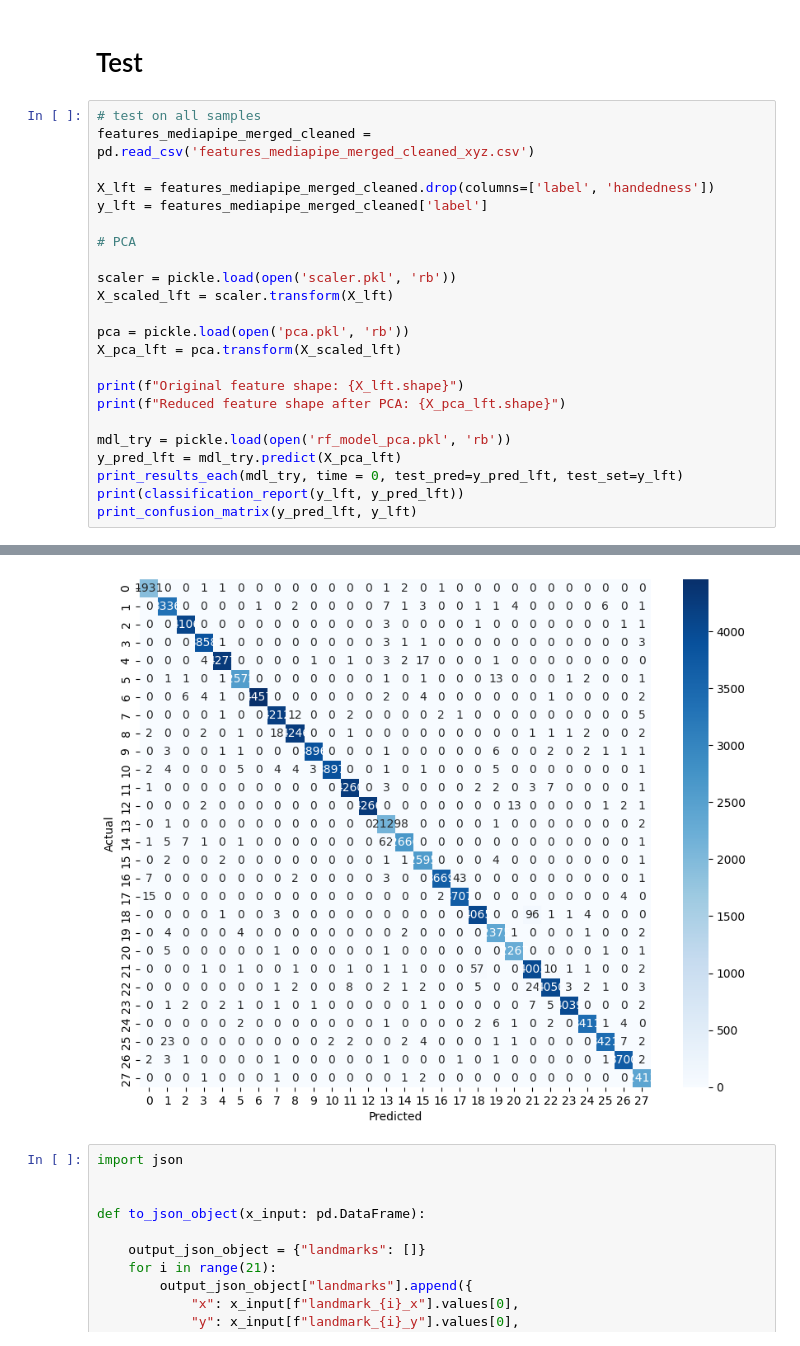
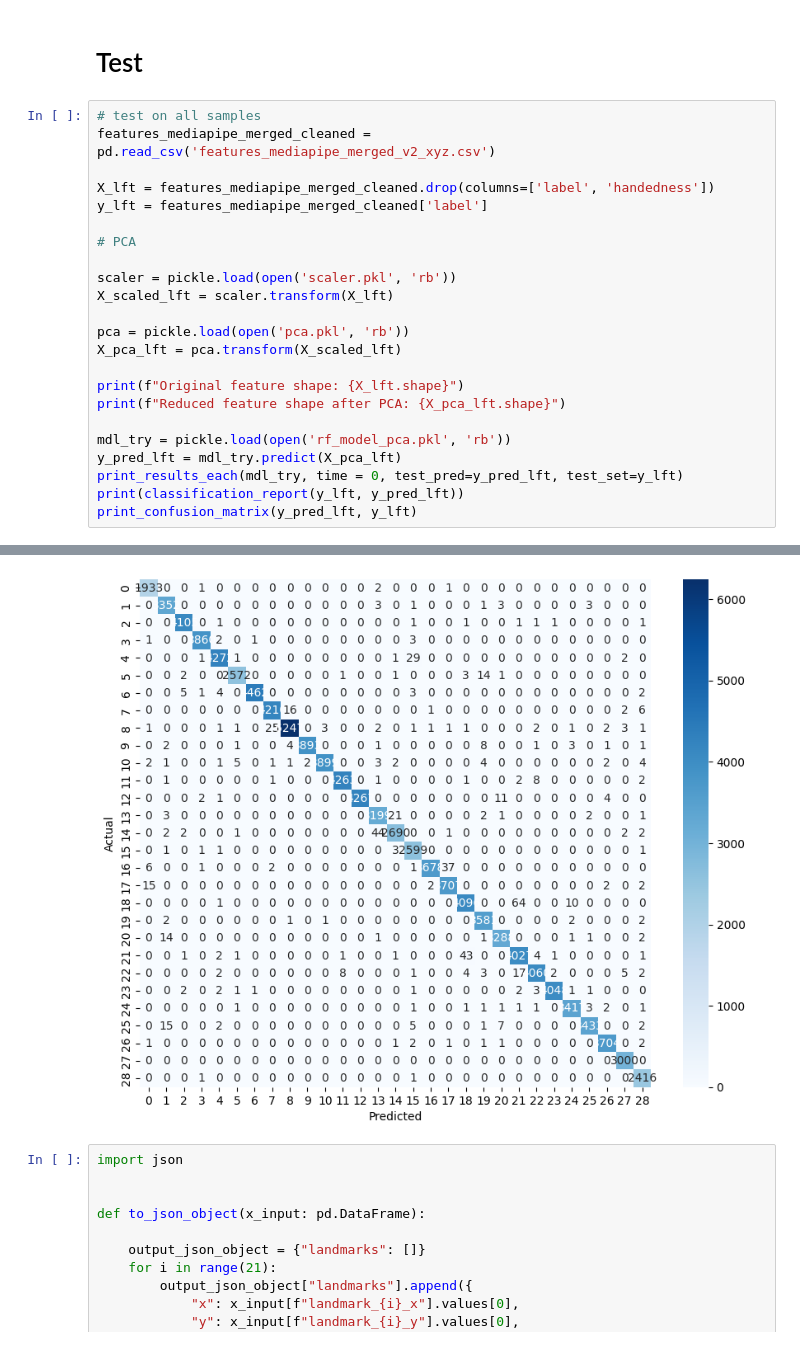
Before and after one commit to Legend0fHell/isle-backend, a Jupyter notebook: ml/ipynb/handsign_recognizer.ipynb, the cells around one changed output, grey strips where cells are left out. Saved outputs shown, nothing was run; the diff lists cells and outputs as text.

```diff
--- a/ml/ipynb/handsign_recognizer.ipynb
+++ b/ml/ipynb/handsign_recognizer.ipynb
@@ -566,7 +608,7 @@ weighted avg       0.98      0.98      0.98     11944
 # Test
 # %%
 # test on all samples
-features_mediapipe_merged_cleaned = pd.read_csv('features_mediapipe_merged_cleaned_xyz.csv')
+features_mediapipe_merged_cleaned = pd.read_csv('features_mediapipe_merged_v2_xyz.csv')
 
 X_lft = features_mediapipe_merged_cleaned.drop(columns=['label', 'handedness'])
 y_lft = features_mediapipe_merged_cleaned['label']
@@ -608,4 +650,4 @@ weighted avg       0.99      0.99      0.99     98628
-[figure, old version]
+[figure, new version]
 # %%
 import json
 
```
Also changed, not shown: parts of 9 cells of this notebook, 1 other file.
